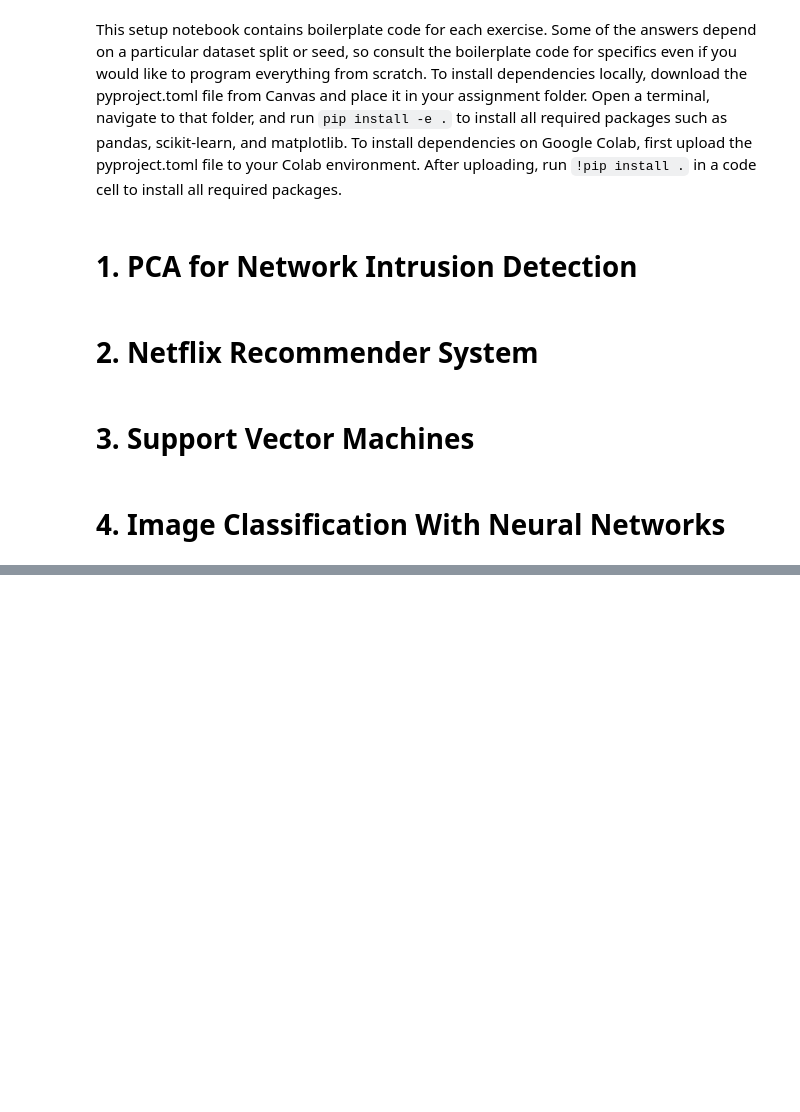
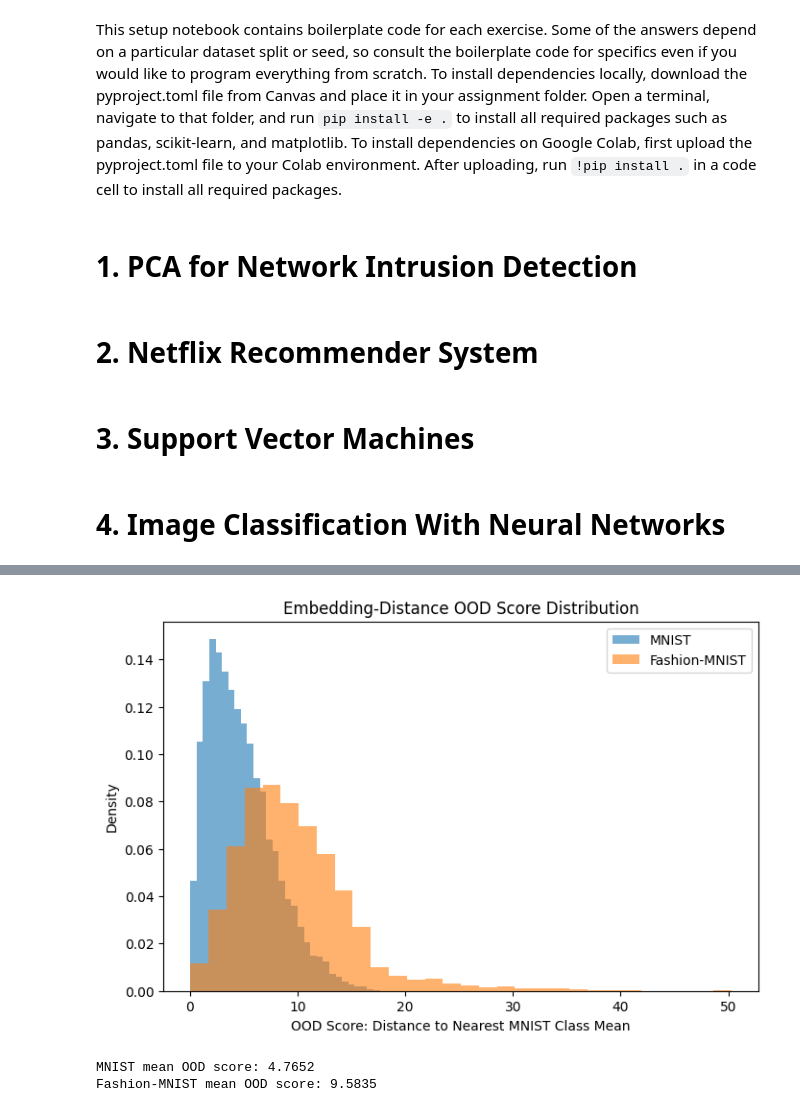
Before and after one commit to lmBored/Student_Descent_Assignment, a Jupyter notebook: assignment_2/HW2_26_setup.ipynb, the cells around one changed output, grey strips where cells are left out. Drawn from its saved outputs; the diff is of its cells as text; code cells hidden in the pictures; blank space fills up the shorter version.

```diff
--- a/assignment_2/HW2_26_setup.ipynb
+++ b/assignment_2/HW2_26_setup.ipynb
@@ -818,0 +919,70 @@ except Exception as e:
+# %%
+# PART 3b: extract the 2d embeddings and labels from a data loader
+
+def get_embeddings_and_labels(model, data_loader, config):
+    model.eval()
+    all_embeddings = []
+    all_labels = []
+
+    with torch.no_grad():
+        for inputs, labels in data_loader:
+            inputs = inputs.to(config.device)
+            embeddings = model.get_embeddings(inputs)
+
+            all_embeddings.append(embeddings.cpu())
+            all_labels.append(labels.cpu())
+
+    return torch.cat(all_embeddings).numpy(), torch.cat(all_labels).numpy()
+
+
+# get embeddings for mnist and fashion-mnist
+mnist_train_embeddings, mnist_train_labels = get_embeddings_and_labels(model, mnist_train_loader, config)
+mnist_test_embeddings, mnist_test_labels = get_embeddings_and_labels(model, mnist_test_loader, config)
+fashion_test_embeddings, fashion_test_labels = get_embeddings_and_labels(model, fashion_test_loader, config)
+
+
+# compute one class mean per mnist digit using only the mnist training embeddings
+# this makes the ood rule depend only on in-distribution data
+class_means = []
+
+for class_id in range(config.num_classes):
+    class_embeddings = mnist_train_embeddings[mnist_train_labels == class_id]
+    class_means.append(class_embeddings.mean(axis=0))
+
+class_means = np.stack(class_means)
+
+
+# define the ood score as the distance to the nearest mnist class mean
+# larger values mean the point is further away from all learned digit clusters
+def nearest_class_mean_distance(embeddings, class_means):
+    distances = np.linalg.norm(
+        embeddings[:, None, :] - class_means[None, :, :],
+        axis=2
+    )
+
+    return distances.min(axis=1)
+
+
+# compute the ood score for in-distribution mnist and ood fashion-mnist
+mnist_ood_score = nearest_class_mean_distance(mnist_test_embeddings, class_means)
+fashion_ood_score = nearest_class_mean_distance(fashion_test_embeddings, class_means)
+
+
+# plot the score distributions
+# good ood separation would mean fashion-mnist has clearly larger scores than mnist
+plt.figure(figsize=(8, 5))
+plt.hist(mnist_ood_score, bins=30, alpha=0.6, density=True, label="MNIST")
+plt.hist(fashion_ood_score, bins=30, alpha=0.6, density=True, label="Fashion-MNIST")
+
+plt.xlabel("OOD Score: Distance to Nearest MNIST Class Mean")
+plt.ylabel("Density")
+plt.title("Embedding-Distance OOD Score Distribution")
+plt.legend()
+plt.show()
+
+print(f"MNIST mean OOD score: {mnist_ood_score.mean():.4f}")
+print(f"Fashion-MNIST mean OOD score: {fashion_ood_score.mean():.4f}")
+# %% [output]
+[figure, added]
+MNIST mean OOD score: 4.7652
+Fashion-MNIST mean OOD score: 9.5835
```
Also changed, not shown: parts of 4 cells of this notebook, 1 other file.
